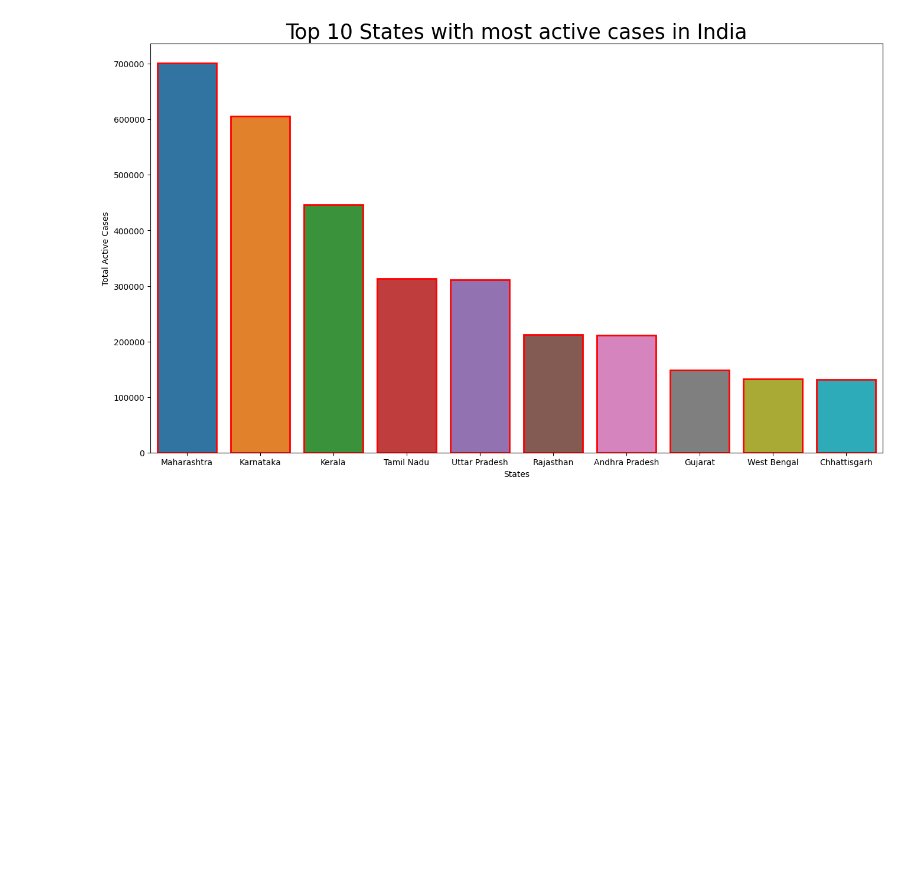
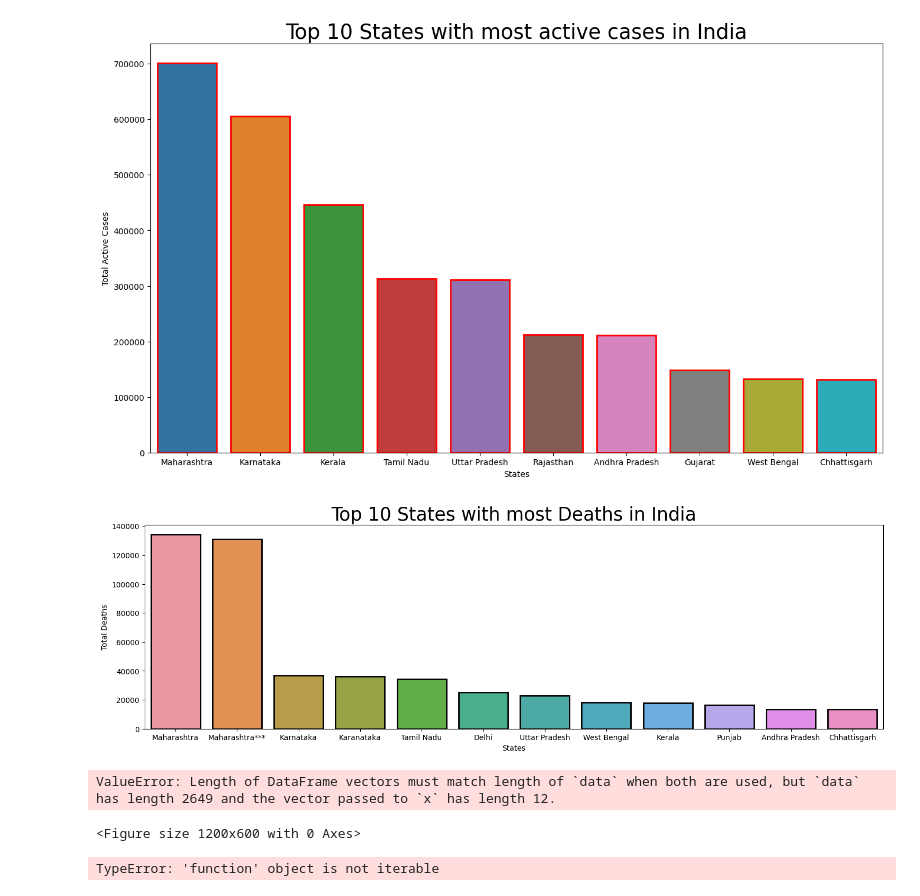
Before and after one commit to MihirB-Byte/Covid-19_Data-Analysis, a Jupyter notebook: Covid Data analysis.ipynb, the cells around one changed output. Drawn from its saved outputs; the diff is of its cells as text; code cells hidden in the pictures; blank space fills up the shorter version.

```diff
--- a/Covid Data analysis.ipynb
+++ b/Covid Data analysis.ipynb
@@ -202,4 +204,34 @@ plt.show()
 # %% [output]
 [figure]
 # %%
-#30:42
+#Top states with highest deaths
+
+top_10_deaths = covid_df.groupby(by = 'State/UnionTerritory').max()[['Deaths', 'Date']].sort_values(by = ['Deaths'], ascending = False).reset_index()
+fig = plt.figure(figsize = (18,5))
+plt.title('Top 10 States with most Deaths in India', size = 25)
+ax = sns.barplot(data = top_10_deaths.iloc[:12], y = 'Deaths', x = 'State/UnionTerritory', linewidth = 2, edgecolor = 'black')
+plt.xlabel('States')
+plt.ylabel('Total Deaths')
+plt.show()
+
+#To fix - duplication of states
+# %% [output]
+[figure, added]
+# %%
+#Growth trend
+
+
+f_quarter = covid_df.groupby(by = 'month').max()
+fig = plt.figure(figsize = (12,6))
+#ax = sns.lineplot(data = covid_df[covid_df['State/UnionTerritory'].isin(['Maharashtra', 'Karnataka','Kerala', 'Tamil Nadu', 'Uttar Pradesh'])],x = 'Date', y = 'Active_cases', hue = 'State/UnionTerritory')
+ax = sns.lineplot(data = covid_df[covid_df['State/UnionTerritory'].isin(['Maharashtra', 'Karnataka','Kerala', 'Tamil Nadu', 'Uttar Pradesh'])],x = f_quarter, y = 'Active_cases', hue = 'State/UnionTerritory')
+ax.set_title("Top 5 affected States in India", size = 16)
+# %% [output]
+ValueError: Length of DataFrame vectors must match length of `data` when both are used, but `data` has length 2649 and the vector passed to `x` has length 12.
+<Figure size 1200x600 with 0 Axes>
+# %%
+#filter dates
+f_quarter = covid_df.groupby(by = 'month' ).sum()
+f_quarter.filter(lambda x: covid_df['month'] >= 12 & covid_df['year'] > 2020.)
+# %% [output]
+TypeError: 'function' object is not iterable
```
Also changed, not shown: parts of 5 cells of this notebook, 4 other files.
